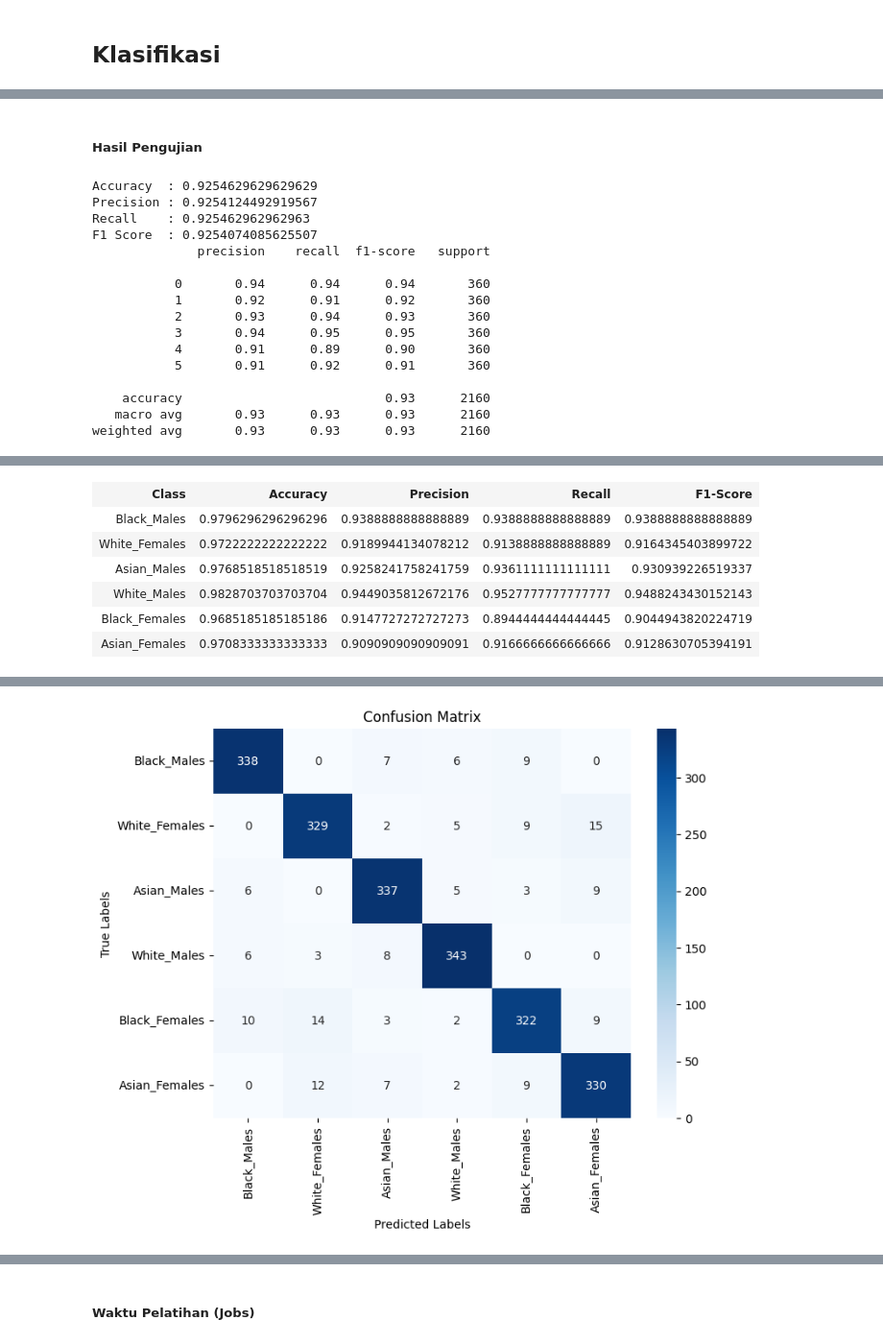
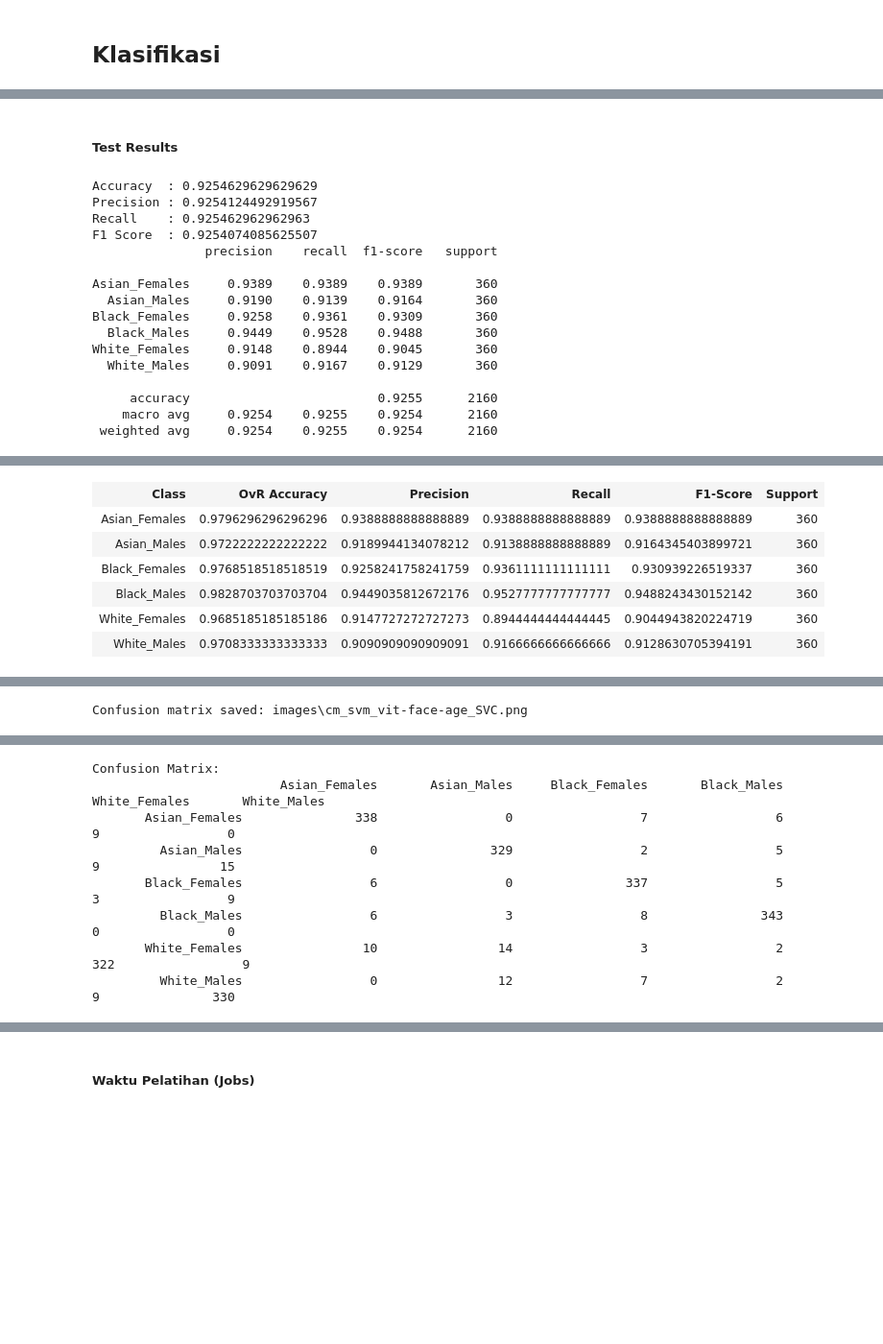
Before and after one commit to rafyakbar/face-race-gender-classification-using-multi-domain-vit, a Jupyter notebook: experiment/code/2.1.4_svm_vit-face-age_demogpairs.ipynb, the cells around one changed output, grey strips where cells are left out. Shown at 96% size. Drawn from its saved outputs; the diff is of its cells as text; code cells hidden in the pictures; blank space fills up the shorter version.

```diff
--- a/experiment/code/2.1.4_svm_vit-face-age_demogpairs.ipynb
+++ b/experiment/code/2.1.4_svm_vit-face-age_demogpairs.ipynb
@@ -39,12 +39,12 @@ pd.DataFrame(data)
 # %% [markdown]
 ## Load Fitur
 # %%
-vggface_features = joblib.load('features/demogpairs_vit-age.pkl')
+face_features = joblib.load('features/demogpairs_vit-age.pkl')
 emotion_features = joblib.load('features/demogpairs_vit-face.pkl')
 features = {}
 for d in tqdm(data):
     key = d['image_path']
-    features[key] = np.array(list(emotion_features[key]) + list(vggface_features[key]))
+    features[key] = np.array(list(emotion_features[key]) + list(face_features[key]))
 print('Jumlah fitur per gambar:', np.array(features[list(features.keys())[0]]).shape[0])
 # %% [output]
 Jumlah fitur per gambar: 1536
@@ -96,8 +96,7 @@ scoring = {
     'accuracy': 'accuracy',
     'f1': 'f1_macro',
     'precision': 'precision_macro',
-    'recall': 'recall_macro',
-    'roc_auc_ovr': 'roc_auc_ovr'
+    'recall': 'recall_macro'
 }
 
 grid_models = {}
@@ -121,6 +120,7 @@ evaluation_results, fold_results = u.evaluate_models(
     grid_models,
     X_train, y_train,
     X_test, y_test,
+    target_names=u.demogpairs_classes,
     model_prefix='models/clf_demogpairs_svm_vit-face-age_',
     results_path='results/demogpairs_svm_vit-face-age_'
 )
@@ -135,29 +134,37 @@ Parameter Terbaik
 {'classifier': 'SVC', 'classifier__C': 10, 'classifier__degree': 2, 'classifier__gamma': 'scale', 'classifier__kernel': 'poly', 'classifier__probability': True, 'classifier__tol': 0.001, 'pca': None,  ...
-Hasil Pengujian
+Test Results
 Accuracy  : 0.9254629629629629
 Precision : 0.9254124492919567
 Recall    : 0.925462962962963
 F1 Score  : 0.9254074085625507
-              precision    recall  f1-score   support
+               precision    recall  f1-score   support
 
-           0       0.94      0.94      0.94       360
-           1       0.92      0.91      0.92       360
-           2       0.93      0.94      0.93       360
-           3       0.94      0.95      0.95       360
-           4       0.91      0.89      0.90       360
-           5       0.91      0.92      0.91       360
+Asian_Females     0.9389    0.9389    0.9389       360
+  Asian_Males     0.9190    0.9139    0.9164       360
+Black_Females     0.9258    0.9361    0.9309       360
+  Black_Males     0.9449    0.9528    0.9488       360
+White_Females     0.9148    0.8944    0.9045       360
+  White_Males     0.9091    0.9167    0.9129       360
 
-    accuracy                           0.93      2160
-   macro avg       0.93      0.93      0.93      2160
-weighted avg       0.93      0.93      0.93      2160
+     accuracy                         0.9255      2160
+    macro avg     0.9254    0.9255    0.9254      2160
+ weighted avg     0.9254    0.9255    0.9254      2160
 [interactive output not drawn]
-| Class | Accuracy | Precision | Recall | F1-Score |
-| Black_Males | 0.9796296296296296 | 0.9388888888888889 | 0.9388888888888889 | 0.9388888888888889 |
-| White_Females | 0.9722222222222222 | 0.9189944134078212 | 0.9138888888888889 | 0.9164345403899722 |
-| Asian_Males | 0.9768518518518519 | 0.9258241758241759 | 0.9361111111111111 | 0.930939226519337 |
-| White_Males | 0.9828703703703704 | 0.9449035812672176 | 0.9527777777777777 | 0.9488243430152143 |
-| Black_Females | 0.9685185185185186 | 0.9147727272727273 | 0.8944444444444445 | 0.9044943820224719 |
-| Asian_Females | 0.9708333333333333 | 0.9090909090909091 | 0.9166666666666666 | 0.9128630705394191 |
+| Class | OvR Accuracy | Precision | Recall | F1-Score | Support |
+| Asian_Females | 0.9796296296296296 | 0.9388888888888889 | 0.9388888888888889 | 0.9388888888888889 | 360 |
+| Asian_Males | 0.9722222222222222 | 0.9189944134078212 | 0.9138888888888889 | 0.9164345403899721 | 360 |
+| Black_Females | 0.9768518518518519 | 0.9258241758241759 | 0.9361111111111111 | 0.930939226519337 | 360 |
+| Black_Males | 0.9828703703703704 | 0.9449035812672176 | 0.9527777777777777 | 0.9488243430152142 | 360 |
+| White_Females | 0.9685185185185186 | 0.9147727272727273 | 0.8944444444444445 | 0.9044943820224719 | 360 |
+| White_Males | 0.9708333333333333 | 0.9090909090909091 | 0.9166666666666666 | 0.9128630705394191 | 360 |
 [interactive output not drawn]
-[figure, removed]
+Confusion matrix saved: images\cm_svm_vit-face-age_SVC.png
 [interactive output not drawn]
+Confusion Matrix:
+                         Asian_Females       Asian_Males     Black_Females       Black_Males     White_Females       White_Males
+       Asian_Females               338                 0                 7                 6                 9                 0
+         Asian_Males                 0               329                 2                 5                 9                15
+       Black_Females                 6                 0               337                 5                 3                 9
+         Black_Males                 6                 3                 8               343                 0                 0
+       White_Females                10                14                 3                 2               322                 9
+         White_Males                 0                12                 7                 2                 9               330
```
Also changed, not shown: parts of 2 cells of this notebook, 6 other files.
